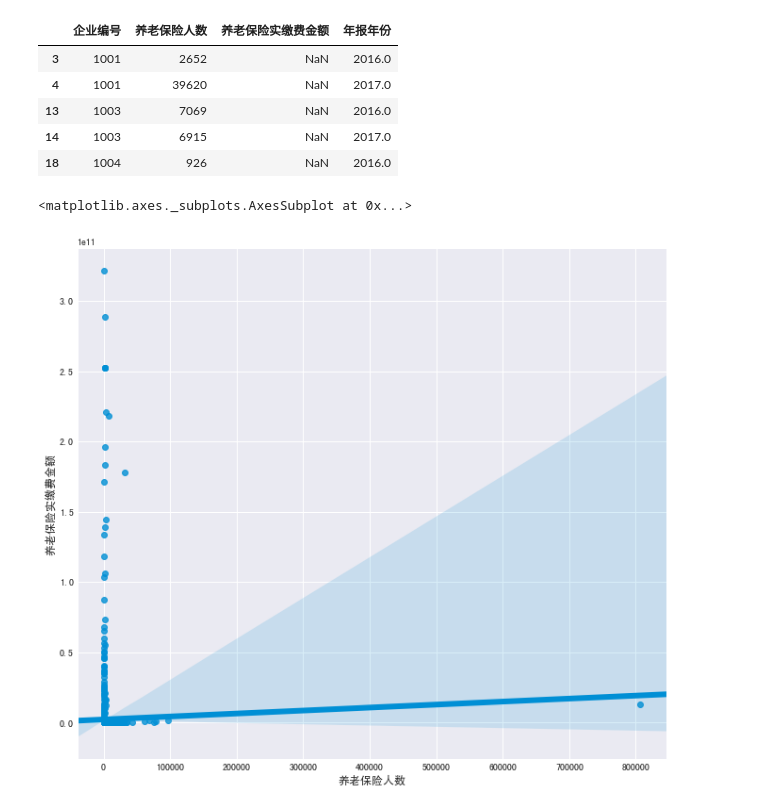
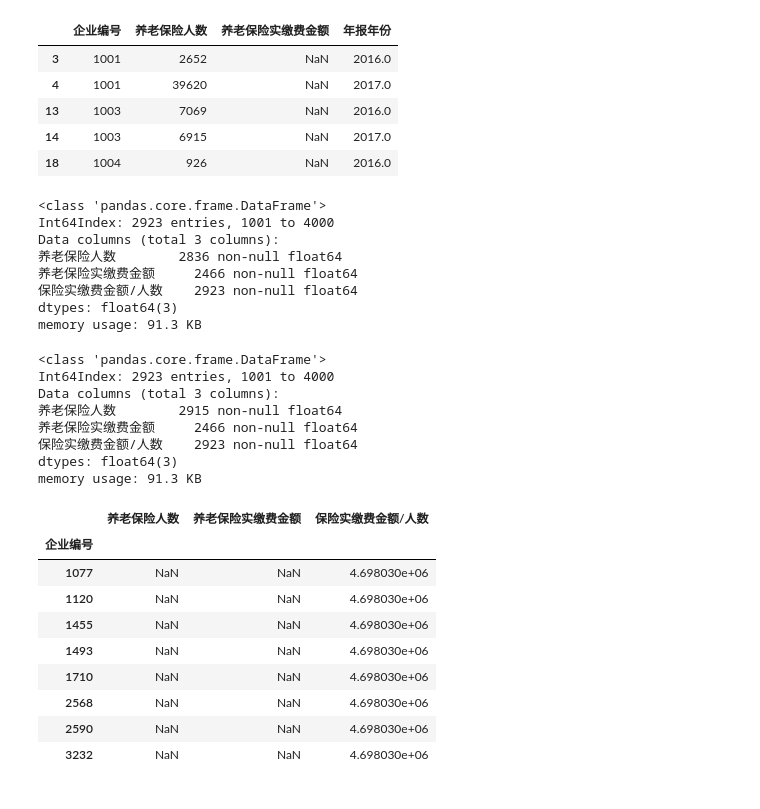
Before and after one commit to AlanConstantine/ISI-WorldCup2019, a Jupyter notebook: Code/FeatureEngineering/CombineNoFinancialData.ipynb, the cells around one changed output. Drawn from its saved outputs; the diff is of its cells as text; code cells hidden in the pictures.

```diff
--- a/Code/FeatureEngineering/CombineNoFinancialData.ipynb
+++ b/Code/FeatureEngineering/CombineNoFinancialData.ipynb
@@ -1129,14 +1129,27 @@ df_shebao_16_c = df_shebao_16_c.drop(['企业编号'], axis=1)
 df_shebao_17_c = df_shebao_17_c.drop(['企业编号'], axis=1)
 combine_df = df_shebao_17_c.combine_first(df_shebao_16_c)
 combine_df['养老保险人数'] = combine_df['养老保险人数'].replace(0.0, np.nan)
-combine_df['养老保险人数'] = combine_df['养老保险人数'].fillna(combine_df['养老保险人数'].mean())
+# combine_df['养老保险人数'] = combine_df['养老保险人数'].fillna(combine_df['养老保险人数'].mean())
 # %%
 combine_df['保险实缴费金额/人数'] = combine_df['养老保险实缴费金额']/combine_df['养老保险人数']
 # %%
+combine_df['保险实缴费金额/人数'] = combine_df['保险实缴费金额/人数'].replace(np.inf, np.nan)
 combine_df['保险实缴费金额/人数'] = combine_df['保险实缴费金额/人数'].fillna(
     combine_df['保险实缴费金额/人数'].mean())
 # %%
-combine_df.di
+combine_df.info()
+# %% [output]
+<class 'pandas.core.frame.DataFrame'>
+Int64Index: 2923 entries, 1001 to 4000
+Data columns (total 3 columns):
+养老保险人数        2836 non-null float64
+养老保险实缴费金额     2466 non-null float64
+保险实缴费金额/人数    2923 non-null float64
+dtypes: float64(3)
+memory usage: 91.3 KB
+# %%
+combine_df.loc[(combine_df['养老保险人数'].isnull()),'养老保险人数'] = combine_df.loc[(combine_df['养老保险人数'].isnull()),'养老保险实缴费金额'] / \
+    combine_df.loc[(combine_df['养老保险人数'].isnull()),'保险实缴费金额/人数']
 # %%
 # combine_df['保险实缴费金额/人数'] = combine_df['保险实缴费金额/人数'].replace(np.inf, np.nan)
 # combine_df['保险实缴费金额/人数']
@@ -1146,6 +1159,26 @@ combine_df.di
 # sns.kdeplot(combine_df['养老保险人数'], shade=True, ax=ax)
 # kdeplot: 核密度估计(kernel density estimation)
 # sns.regplot(x='养老保险人数', y='养老保险实缴费金额', data=combine_df, ax=ax)  # 线性回归关系
+combine_df.info()
 # %% [output]
-<matplotlib.axes._subplots.AxesSubplot at 0x...>
+<class 'pandas.core.frame.DataFrame'>
+Int64Index: 2923 entries, 1001 to 4000
+Data columns (total 3 columns):
+养老保险人数        2915 non-null float64
+养老保险实缴费金额     2466 non-null float64
+保险实缴费金额/人数    2923 non-null float64
+dtypes: float64(3)
+memory usage: 91.3 KB
-[figure, removed]
+# %%
+combine_df.loc[(combine_df['养老保险人数'].isnull())]
+# %% [output]
+|  | 养老保险人数 | 养老保险实缴费金额 | 保险实缴费金额/人数 |
+| 企业编号 |  |  |  |
+| 1077 | NaN | NaN | 4.698030e+06 |
+| 1120 | NaN | NaN | 4.698030e+06 |
+| 1455 | NaN | NaN | 4.698030e+06 |
+| 1493 | NaN | NaN | 4.698030e+06 |
+| 1710 | NaN | NaN | 4.698030e+06 |
+| 2568 | NaN | NaN | 4.698030e+06 |
+| 2590 | NaN | NaN | 4.698030e+06 |
+| 3232 | NaN | NaN | 4.698030e+06 |
```
Also changed, not shown: parts of 1 cell of this notebook.
